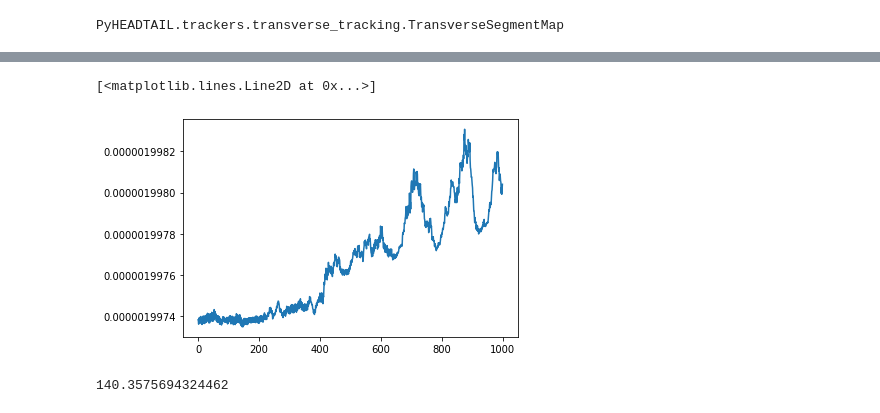
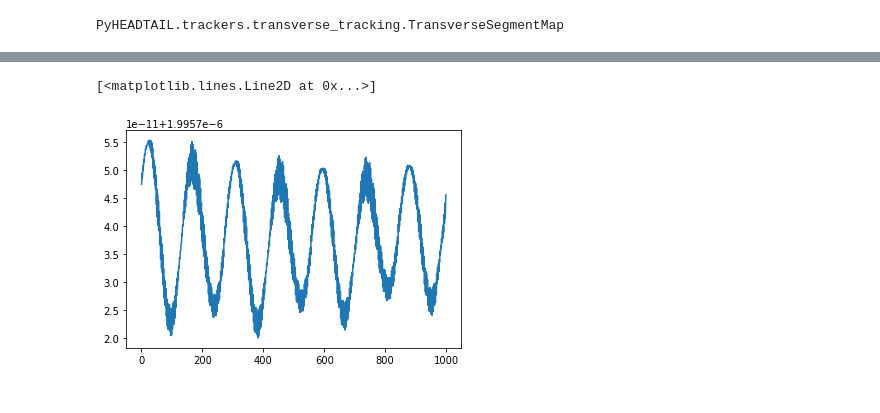
Before and after one commit to natriant/cc_rf_noise_pyheadtail, a Jupyter notebook: run_simulation/run_PyHEADTAIL_no_htcondor/impedance_studies/SPSheadtail_CC_new_version_template.ipynb, the cells around one changed output, grey strips where cells are left out. Cells and saved outputs as stored; diff of their text form; code cells hidden in the pictures.

```diff
--- a/run_simulation/run_PyHEADTAIL_no_htcondor/impedance_studies/SPSheadtail_CC_new_version_template.ipynb
+++ b/run_simulation/run_PyHEADTAIL_no_htcondor/impedance_studies/SPSheadtail_CC_new_version_template.ipynb
@@ -323,13 +328,5 @@ Emmittance growth rate = 34.62710625425756 nm/s
 # %%
-plt.plot(emitX)
+plt.plot(emitY)
 # %% [output]
 [<matplotlib.lines.Line2D at 0x...>]
-[figure, old version]
+[figure, new version]
-# %%
-Jx = (bunch.x**2 + (beta_x * bunch.xp)**2)/(2*beta_x)
-Jy = (bunch.y**2 + (beta_y * bunch.yp)**2)/(2*beta_y)
-
-dq = app_x*Jx/bunch.p0+app_xy*Jy/bunch.p0+bunch.dp*Qp_x
-np.std(dq)*frev
-# %% [output]
-140.3575694324462
```
Also changed, not shown: parts of 4 cells of this notebook, 6 other files.
